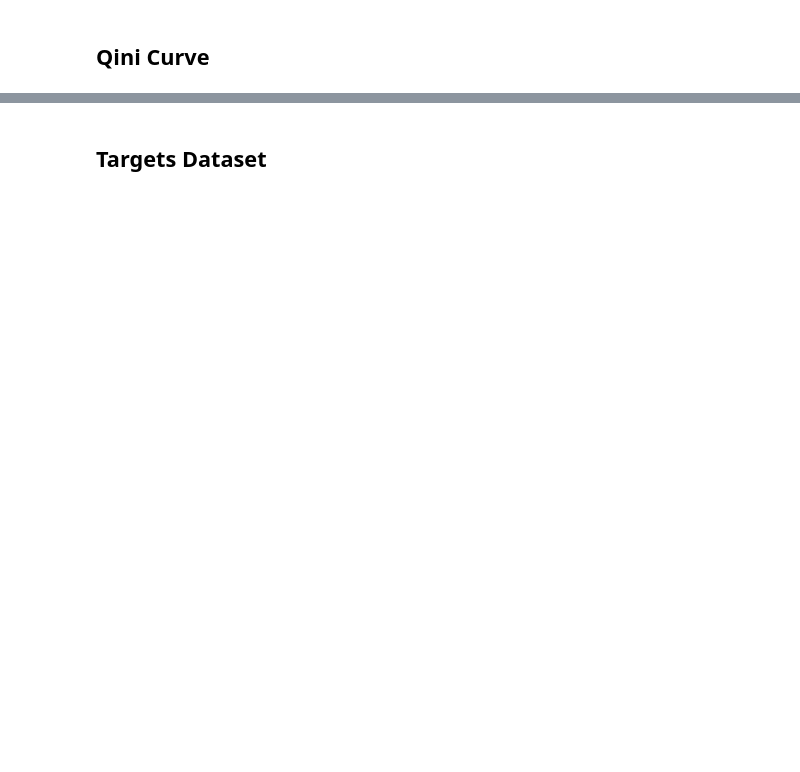
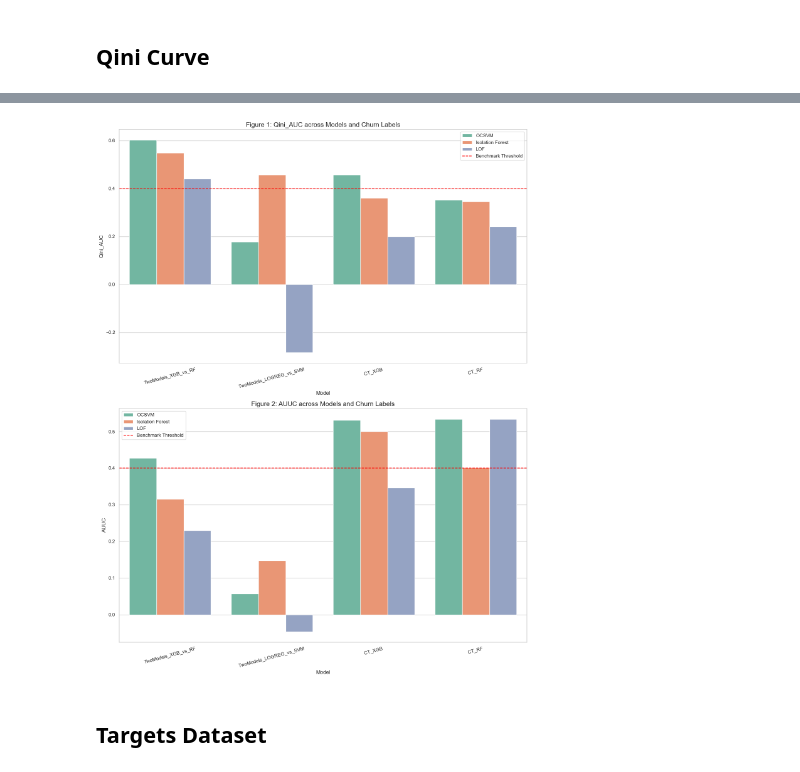
Before and after one commit to RobertoBerrocal/thesis, a Jupyter notebook: notebooks/data_modelling4.ipynb, the cells around one changed output, grey strips where cells are left out. Drawn from its saved outputs; the diff is of its cells as text; code cells hidden in the pictures; blank space fills up the shorter version.

```diff
--- a/notebooks/data_modelling4.ipynb
+++ b/notebooks/data_modelling4.ipynb
@@ -331,3 +338,50 @@ plt.show()
+# %%
+import matplotlib.pyplot as plt
+import seaborn as sns
+import pandas as pd
+
+data = {
+    "Model": [
+        "TwoModels_XGB_vs_RF", "TwoModels_LOGREG_vs_SVM ", "CT_XGB ", "CT_RF ",
+        "TwoModels_XGB_vs_RF", "TwoModels_LOGREG_vs_SVM ", "CT_XGB ", "CT_RF ",
+        "TwoModels_XGB_vs_RF", "TwoModels_LOGREG_vs_SVM ", "CT_XGB ", "CT_RF "
+    ],
+    "Churn_Label": [
+        "OCSVM", "OCSVM", "OCSVM", "OCSVM",
+        "Isolation Forest", "Isolation Forest", "Isolation Forest", "Isolation Forest",
+        "LOF", "LOF", "LOF", "LOF"
+    ],
+    "Qini_AUC": [
+        0.6018, 0.1768, 0.4571, 0.3520,
+        0.5479, 0.4575, 0.3598, 0.3461,
+        0.4405, -0.2836, 0.2001, 0.2410
+    ],
+    "AUUC": [
+        0.4273, 0.0568, 0.5309, 0.5330,
+        0.3153, 0.1481, 0.5000, 0.4011,
+        0.2299, -0.0461, 0.3465, 0.5332
+    ]
+
+}
+
+df = pd.DataFrame(data)
+
+fig, axes = plt.subplots(2, 1, figsize=(14, 18))
+metrics = ['Qini_AUC', 'AUUC']
+benchmark_lines = [0.4,0.4]
+
+for i, metric in enumerate(metrics):
+    sns.barplot(data=df, x='Model', y=metric, hue='Churn_Label', ax=axes[i], palette='Set2')
+    axes[i].set_title(f'Figure {i+1}: {metric} across Models and Churn Labels', fontsize=15)
+    axes[i].set_ylabel(metric)
+    axes[i].tick_params(axis='x', rotation=15)
+    axes[i].axhline(benchmark_lines[i], color='red', linestyle='--', label='Benchmark Threshold')
+    axes[i].legend()
+
+plt.tight_layout()
+plt.show()
+# %% [output]
+[figure, added]
 # %% [markdown]
 ## Targets Dataset
 # %%
```
Also changed, not shown: parts of 11 cells of this notebook, 1 other file.
